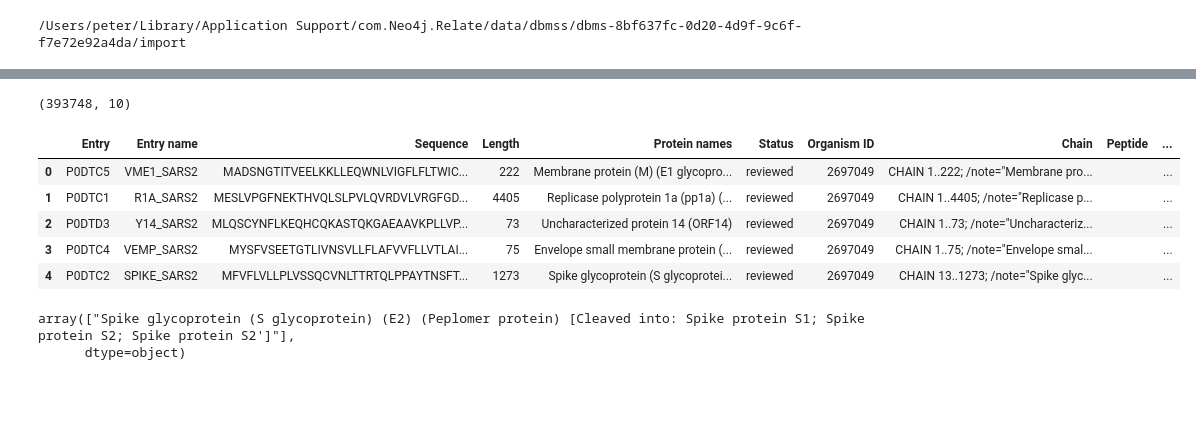
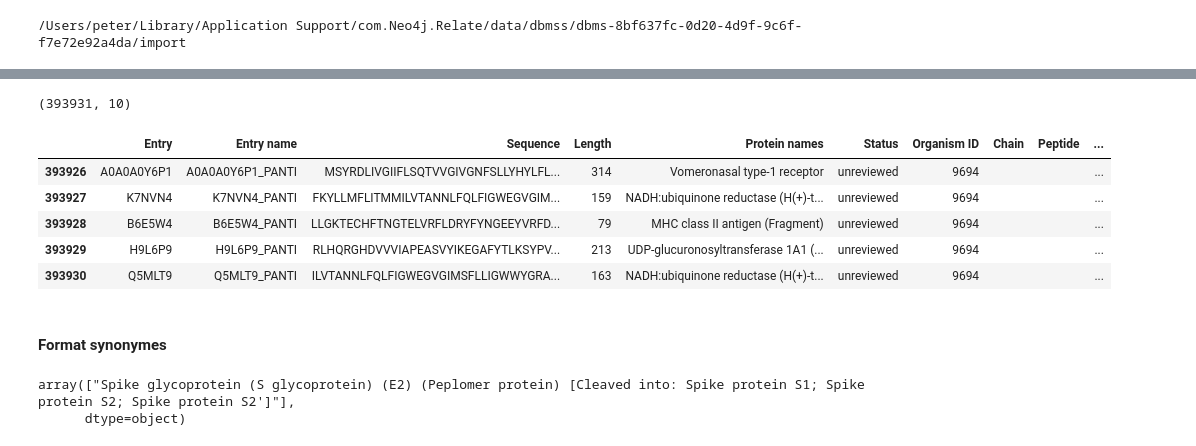
Before and after one commit to covid-19-net/covid-19-community, a Jupyter notebook: notebooks/dataprep/01a-UniProtProtein.ipynb, the cells around one changed output, grey strips where cells are left out. Drawn from its saved outputs; the diff is of its cells as text; code cells hidden in the pictures; blank space fills up the shorter version.

```diff
--- a/notebooks/dataprep/01a-UniProtProtein.ipynb
+++ b/notebooks/dataprep/01a-UniProtProtein.ipynb
@@ -51,12 +40,14 @@ urls = [f'https://www.uniprot.org/uniprot/?query=organism:{taxon}&columns={colum
 # %%
 dfs = list()
-for url in urls:
+for taxon in taxonomy_ids:
+    url = f'https://www.uniprot.org/uniprot/?query=organism:{taxon}&columns={columns}&format=tab'
     try:
-        print(url)
         df = pd.read_csv(url, sep='\t', dtype='str')
-        print(df.shape)
         if df.shape[0] > 0:
+            print(f'Downloaded {df.shape[0]} proteins for taxonomy id {taxon}')
             dfs.append(df)
+        else:
+            print(f'Downloaded 0 proteins for taxonomy id {taxon}')
     except:
-        print('No genes found')
+        print(f'Downloaded 0 proteins for taxonomy id {taxon}')
 # %% [output]
@@ -86,13 +76,13 @@ unp.reset_index(drop=True,inplace=True)
 unp.fillna('', inplace=True)
 print(unp.shape)
 # %% [output]
-(393748, 10)
+(393931, 10)
 # %%
-unp.head()
+unp.tail()
 # %% [output]
 |  | Entry | Entry name | Sequence | Length | Protein names | Status | Organism ID | Chain | Peptide | ... |
-| 0 | P0DTC5 | VME1_SARS2 | MADSNGTITVEELKKLLEQWNLVIGFLFLTWIC... | 222 | Membrane protein (M) (E1 glycopro... | reviewed | 2697049 | CHAIN 1..222; /note="Membrane pro... |  | ... |
-| 1 | P0DTC1 | R1A_SARS2 | MESLVPGFNEKTHVQLSLPVLQVRDVLVRGFGD... | 4405 | Replicase polyprotein 1a (pp1a) (... | reviewed | 2697049 | CHAIN 1..4405; /note="Replicase p... |  | ... |
-| 2 | P0DTD3 | Y14_SARS2 | MLQSCYNFLKEQHCQKASTQKGAEAAVKPLLVP... | 73 | Uncharacterized protein 14 (ORF14) | reviewed | 2697049 | CHAIN 1..73; /note="Uncharacteriz... |  | ... |
-| 3 | P0DTC4 | VEMP_SARS2 | MYSFVSEETGTLIVNSVLLFLAFVVFLLVTLAI... | 75 | Envelope small membrane protein (... | reviewed | 2697049 | CHAIN 1..75; /note="Envelope smal... |  | ... |
-| 4 | P0DTC2 | SPIKE_SARS2 | MFVFLVLLPLVSSQCVNLTTRTQLPPAYTNSFT... | 1273 | Spike glycoprotein (S glycoprotei... | reviewed | 2697049 | CHAIN 13..1273; /note="Spike glyc... |  | ... |
+| 393926 | A0A0A0Y6P1 | A0A0A0Y6P1_PANTI | MSYRDLIVGIIFLSQTVVGIVGNFSLLYHYLFL... | 314 | Vomeronasal type-1 receptor | unreviewed | 9694 |  |  | ... |
+| 393927 | K7NVN4 | K7NVN4_PANTI | FKYLLMFLITMMILVTANNLFQLFIGWEGVGIM... | 159 | NADH:ubiquinone reductase (H(+)-t... | unreviewed | 9694 |  |  | ... |
+| 393928 | B6E5W4 | B6E5W4_PANTI | LLGKTECHFTNGTELVRFLDRYFYNGEEYVRFD... | 79 | MHC class II antigen (Fragment) | unreviewed | 9694 |  |  | ... |
+| 393929 | H9L6P9 | H9L6P9_PANTI | RLHQRGHDVVVIAPEASVYIKEGAFYTLKSYPV... | 213 | UDP-glucuronosyltransferase 1A1 (... | unreviewed | 9694 |  |  | ... |
+| 393930 | Q5MLT9 | Q5MLT9_PANTI | ILVTANNLFQLFIGWEGVGIMSFLLIGWWYGRA... | 163 | NADH:ubiquinone reductase (H(+)-t... | unreviewed | 9694 |  |  | ... |
@@ -99,3 +91,5 @@ unp.head()
+# %% [markdown]
+#### Format synonymes
 # %%
 unp.query("Entry == 'P0DTC2'")['Protein names'].values
 # %% [output]
```
Also changed, not shown: parts of 19 cells of this notebook, 6 other files.
